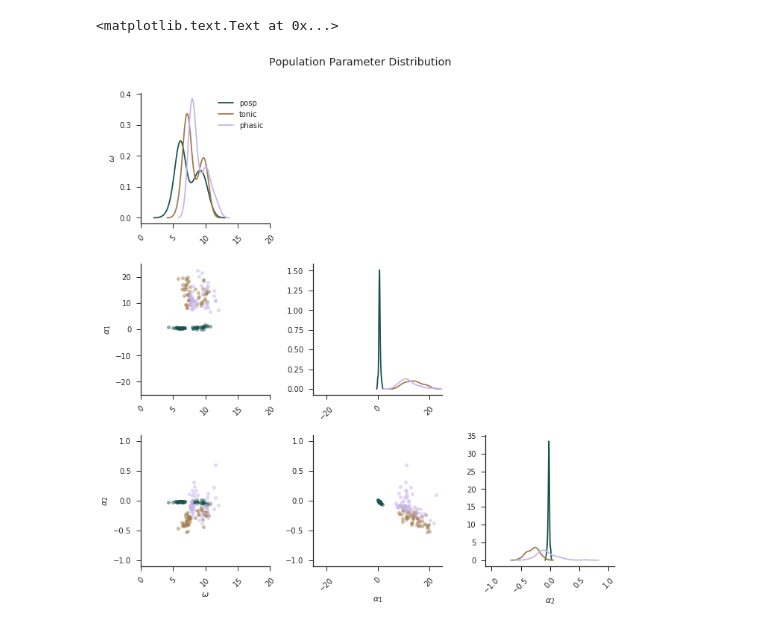
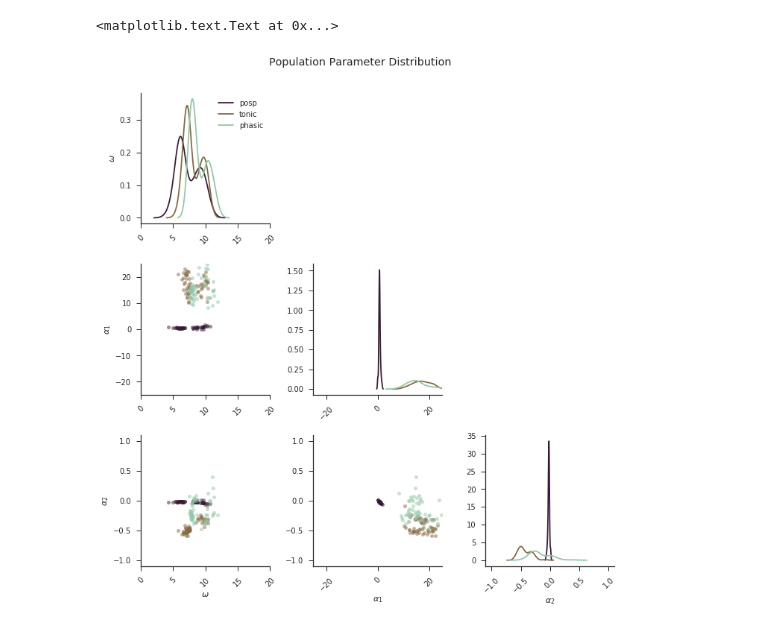
Before and after one commit to melizalab/dstrf, a Jupyter notebook: notebooks/analysis/bulk-analysis-modeldata.ipynb, the cells around one changed output. Cells and saved outputs as stored; diff of their text form; code cells hidden in the pictures.

```diff
--- a/notebooks/analysis/bulk-analysis-modeldata.ipynb
+++ b/notebooks/analysis/bulk-analysis-modeldata.ipynb
@@ -15,29 +15,30 @@ select = ["posp","tonic", "phasic"]
 data = {}
 
 for s in select:
-    res, mp = load_emdat(s,EOcut=0.2,CORcut=0.2)
+    res, mp = load_emdat(s,EOcut=0.2,CORcut=0.2,root="/home/tyler/dstrf_results/modeldata/")
     data[s] = {"results": res,
                "map": mp}
+# %%
+clr = sns.cubehelix_palette(3,reverse=False,light=0.15,dark=0.7,rot=1,start=90)
 # %%
 # make corner plot
 sns.set_style("ticks")
-sns.set_palette("cubehelix",len(select))
+sns.set_palette(clr)
 
 figure(figsize=(10,10))
 
 matlabs =  [r'$\omega$',r'$\alpha_1$',r'$\alpha_2$']
 
 mrange=[[  0  , 20  ],
         [-25.1, 25.1],
         [ -1.1,  1.1]],
 
-
 HIST = False
 
 for s in select:
     crnplt(data[s]["map"],s,mrange=mrange,labs=matlabs,hist=HIST)
 
 suptitle("Population Parameter Distribution",y=1.04)
 # %% [output]
 <matplotlib.text.Text at 0x...>
-[figure, old version]
+[figure, new version]
```
Also changed, not shown: 6 other files.
